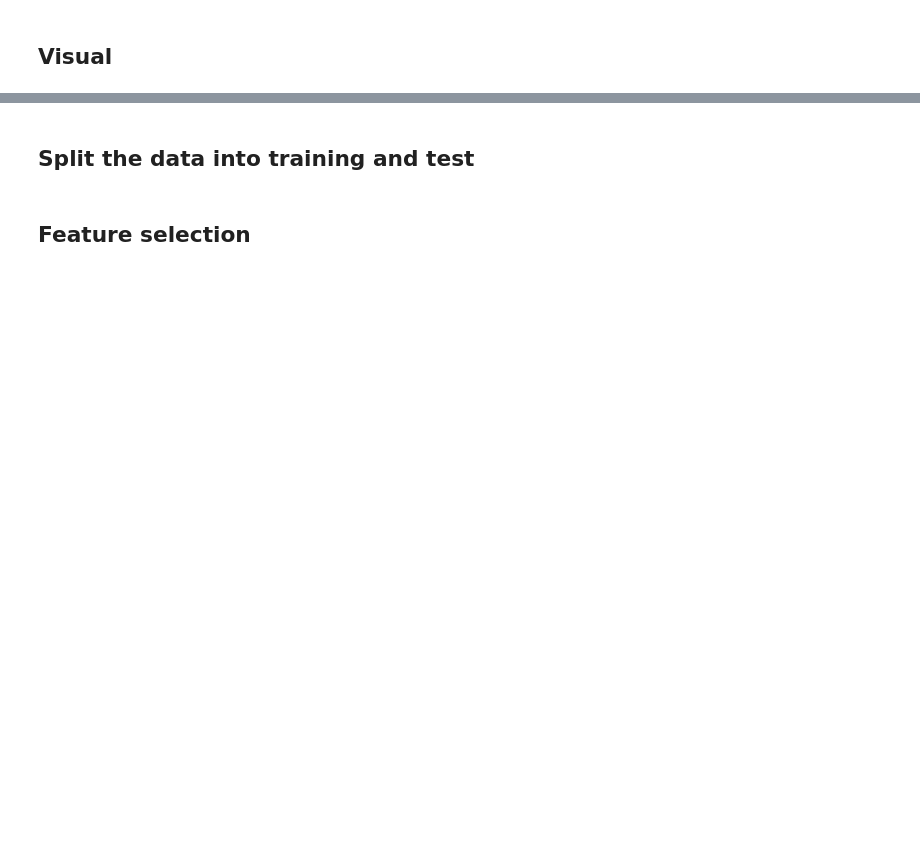
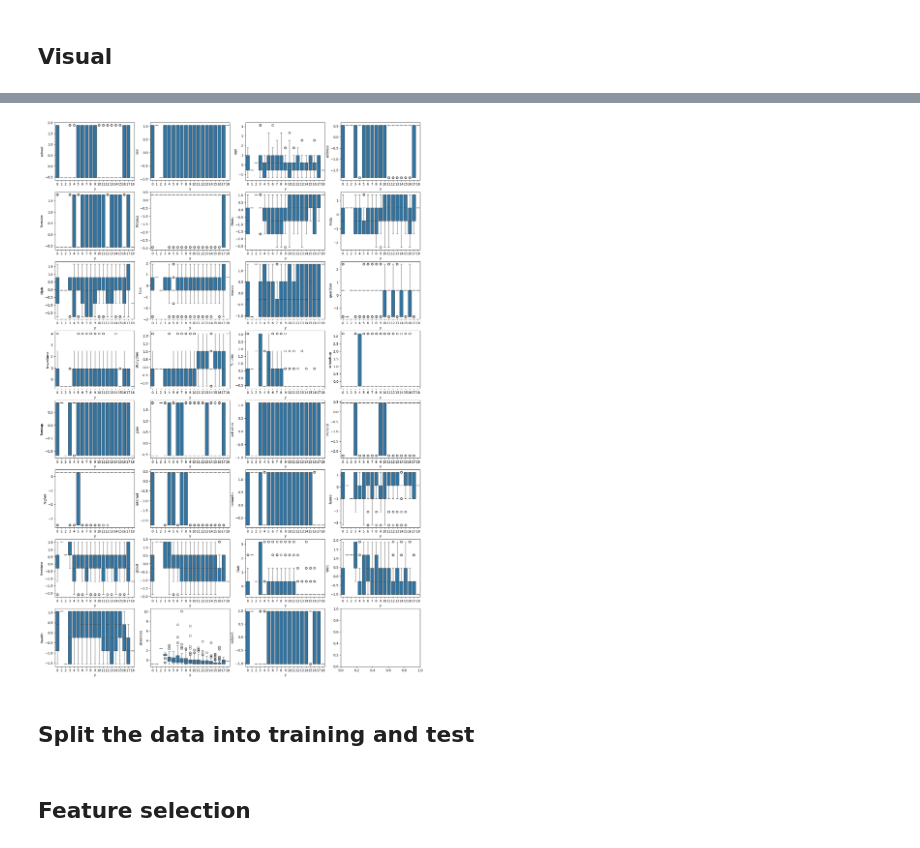
Before and after one commit to notfakearcher/yanjun, a Jupyter notebook: 01_topics/machine_learning/supervised_learning/bagging.ipynb, the cells around one changed output, grey strips where cells are left out. Cells and saved outputs as stored; diff of their text form; code cells hidden in the pictures; blank space fills up the shorter version.

```diff
--- a/01_topics/machine_learning/supervised_learning/bagging.ipynb
+++ b/01_topics/machine_learning/supervised_learning/bagging.ipynb
@@ -108,2 +231,20 @@ TypeError: 'module' object is not callable
+# %%
+X_row, X_col = X.shape
+n_row = 8
+n_col = 4
+figsize = (20,30)
+fig , axs = plt.subplots(nrows = n_row, ncols = n_col, figsize = figsize)
+
+# plot each X
+i = 0
+for X_col in X.columns:
+  row_i = int(i/4)
+  col_i = i - (row_i * 4)
+  sns.boxplot(ax = axs[row_i, col_i], data = df_alcohol_3, y = X_col , x = 'y')
+  i = i + 1
+
+plt.show()
+# %% [output]
+[figure, added]
 # %% [markdown]
 ## Split the data into training and test
```
Also changed, not shown: parts of 20 cells of this notebook.
